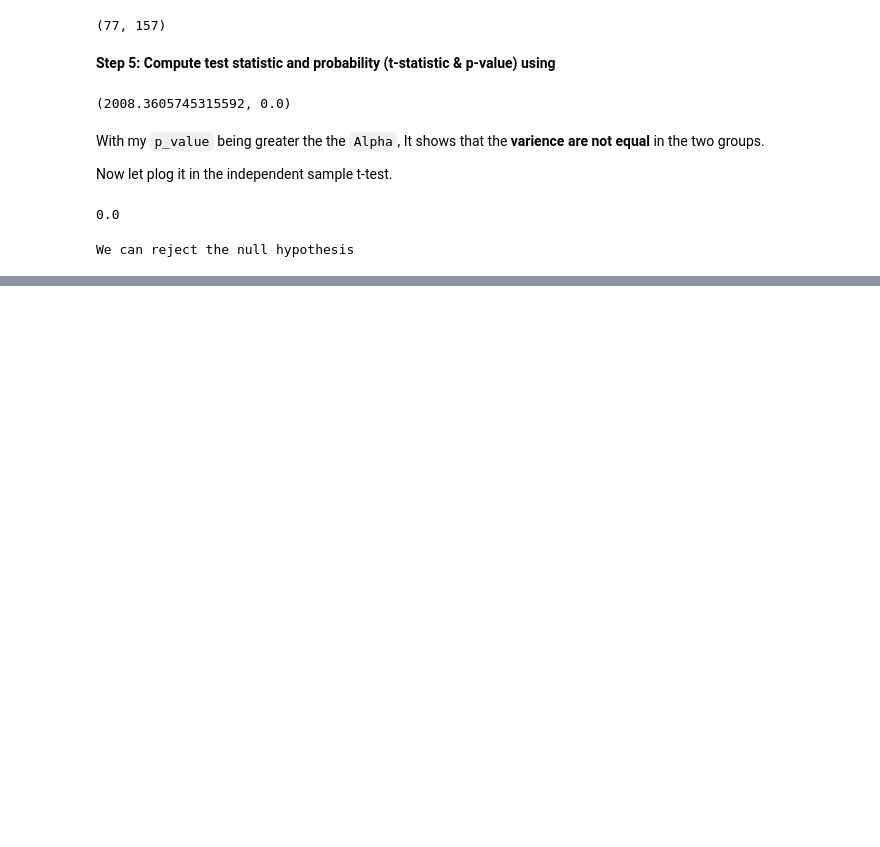
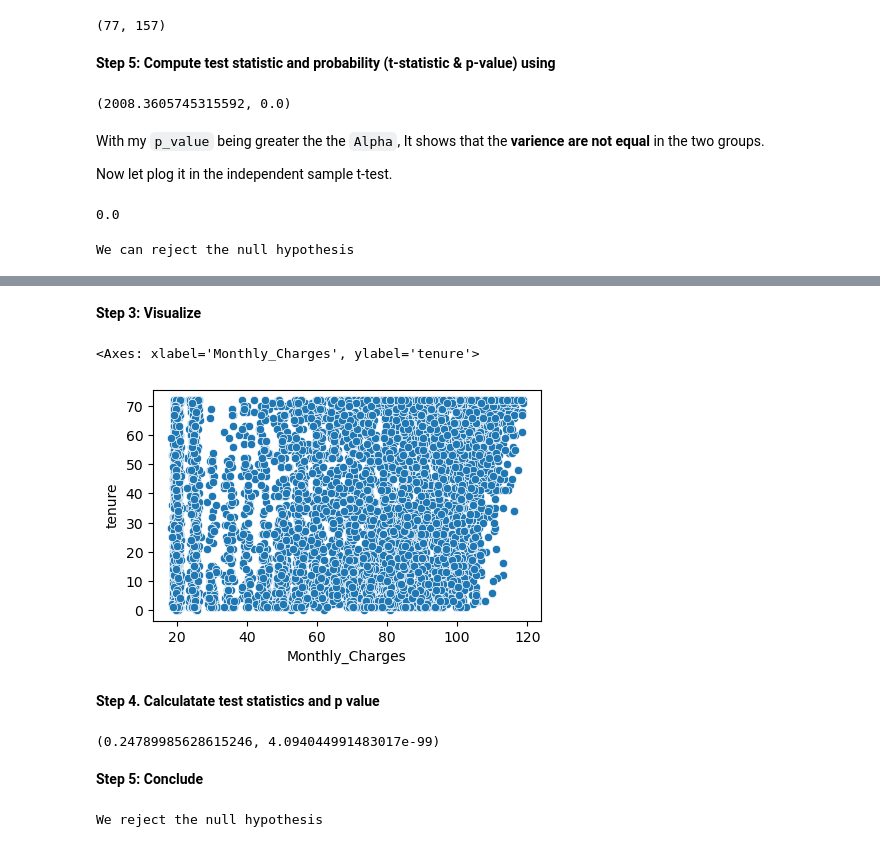
Before and after one commit to MigashaneVictoire/statistics-exercises, a Jupyter notebook: hypothesis_testing.ipynb, the cells around one changed output, grey strips where cells are left out. Saved outputs shown, nothing was run; the diff lists cells and outputs as text; code cells hidden in the pictures; blank space fills up the shorter version.

```diff
--- a/hypothesis_testing.ipynb
+++ b/hypothesis_testing.ipynb
@@ -465,0 +486,8 @@ We can reject the null hypothesis
+# %%
+query = """
+SELECT tenure, Monthly_Charges, total_charges, internet_service_type_id,phone_service
+FROM customers;
+"""
+
+telco = pd.read_sql(query, env.get_db_access("telco_churn"))
+telco.head()
@@ -465,0 +517,31 @@ We can reject the null hypothesis
+# %% [markdown]
+**Step 3: Visualize**
+# %%
+monthly_charges = telco["Monthly_Charges"]
+est_tenure = telco["tenure"]
+
+plt.figure(figsize=(5,3))
+sns.scatterplot(x= monthly_charges, y= est_tenure)
+# %% [output]
+<Axes: xlabel='Monthly_Charges', ylabel='tenure'>
+[figure, added]
+# %% [markdown]
+**Step 4. Calculatate test statistics and p value**
+# %%
+r, p_value = stats.pearsonr(monthly_charges, est_tenure)
+r, p_value
+# %% [output]
+(0.24789985628615246, 4.094044991483017e-99)
+# %% [markdown]
+**Step 5: Conclude**
+# %%
+def conclude(p_value, alpha):
+    #evaluate p-value
+    if p_value < alpha:
+        print("We reject the null hypothesis")
+    else:
+        print("We fail to reject the null hypothesis")
+
+conclude(p_value, alpha)
+# %% [output]
+We reject the null hypothesis
```
Also changed, not shown: parts of 20 cells of this notebook.
